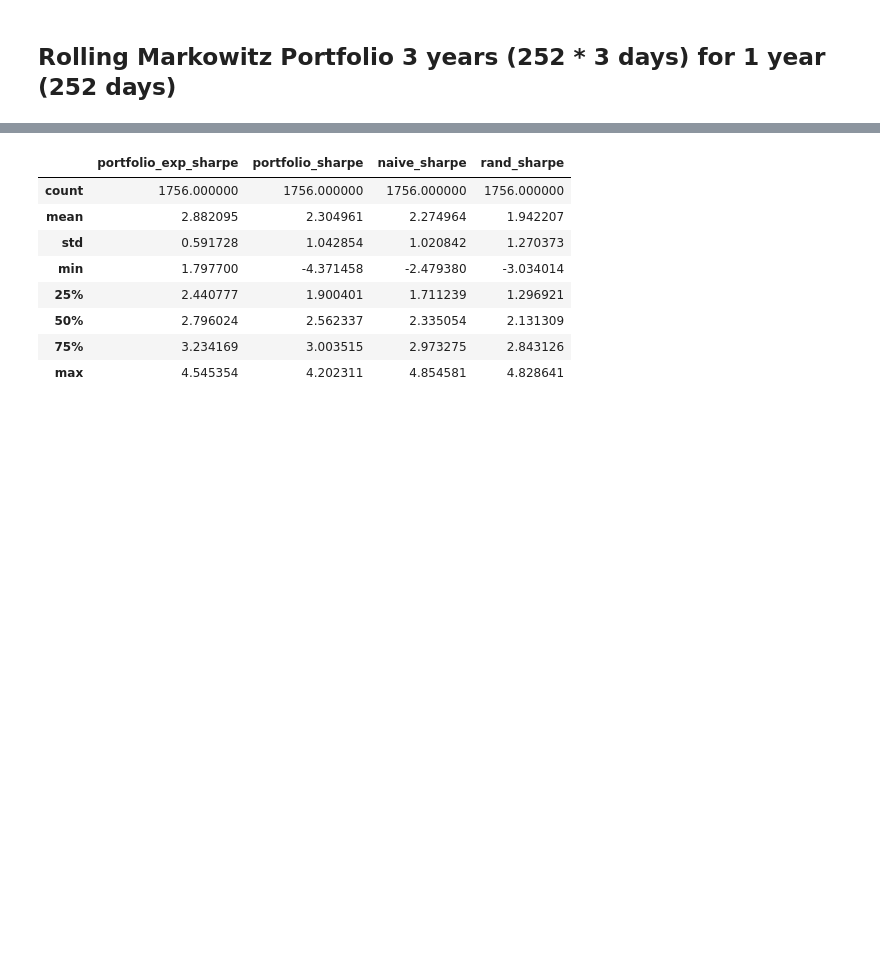
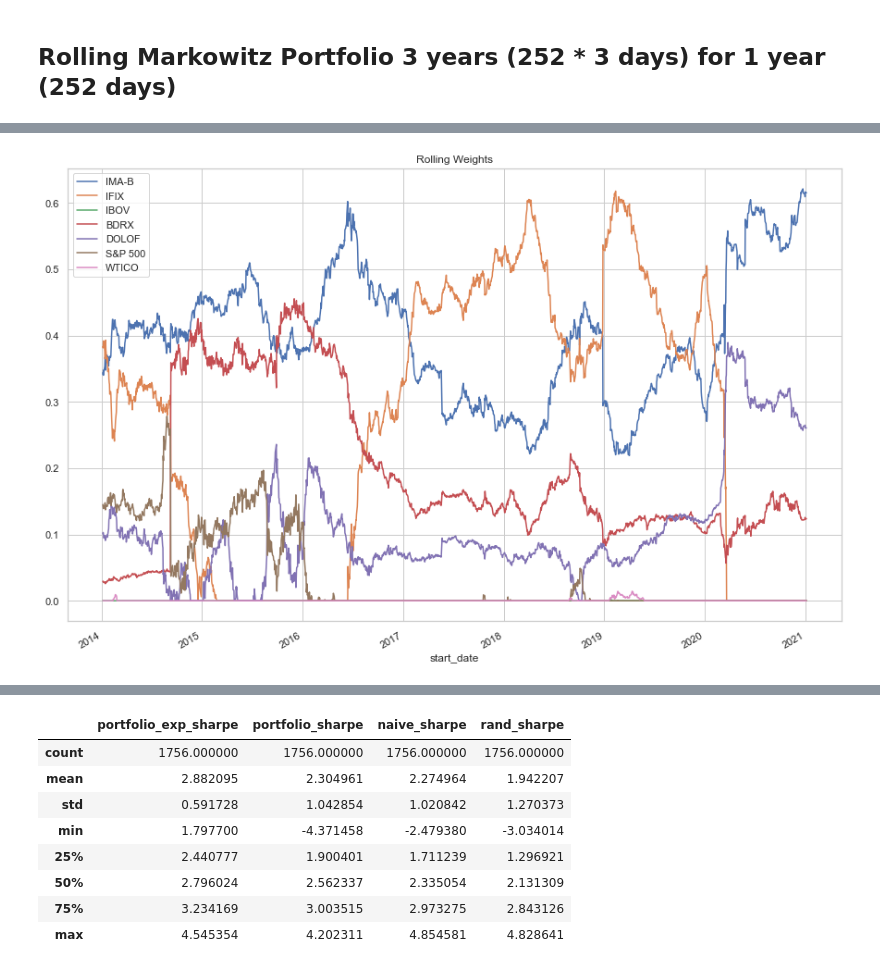
Before and after one commit to marcus-santos/portfolio, a Jupyter notebook: index.ipynb, the cells around one changed output, grey strips where cells are left out. Saved outputs shown, nothing was run; the diff lists cells and outputs as text; code cells hidden in the pictures; blank space fills up the shorter version.

```diff
--- a/index.ipynb
+++ b/index.ipynb
@@ -268,6 +268,11 @@ Descriptive statiscts for Markowitz Portfolio
 | 75% | 0.178115 | 0.062195 | 3.234169 | 0.0 | 1.0 | 0.087053 | 1.324992 | ... |
 | max | 0.253955 | 0.087161 | 4.545354 | 0.0 | 1.0 | 0.174680 | 3.809900 | ... |
 8 rows × 22 columns
+# %%
+portfolios.set_index('start_date').loc[:, df3.columns].plot(figsize=(15,10));
+plt.title("Rolling Weights");
+# %% [output]
+[figure, added]
 # %%
 def calc_naive_portfolio_rolling(returns, ret_size, fut_size, rf=0.02, **kwargs):
     window_size = ret_window_size + fut_window_size
```
Also changed, not shown: parts of 10 cells of this notebook, 1 other file.
